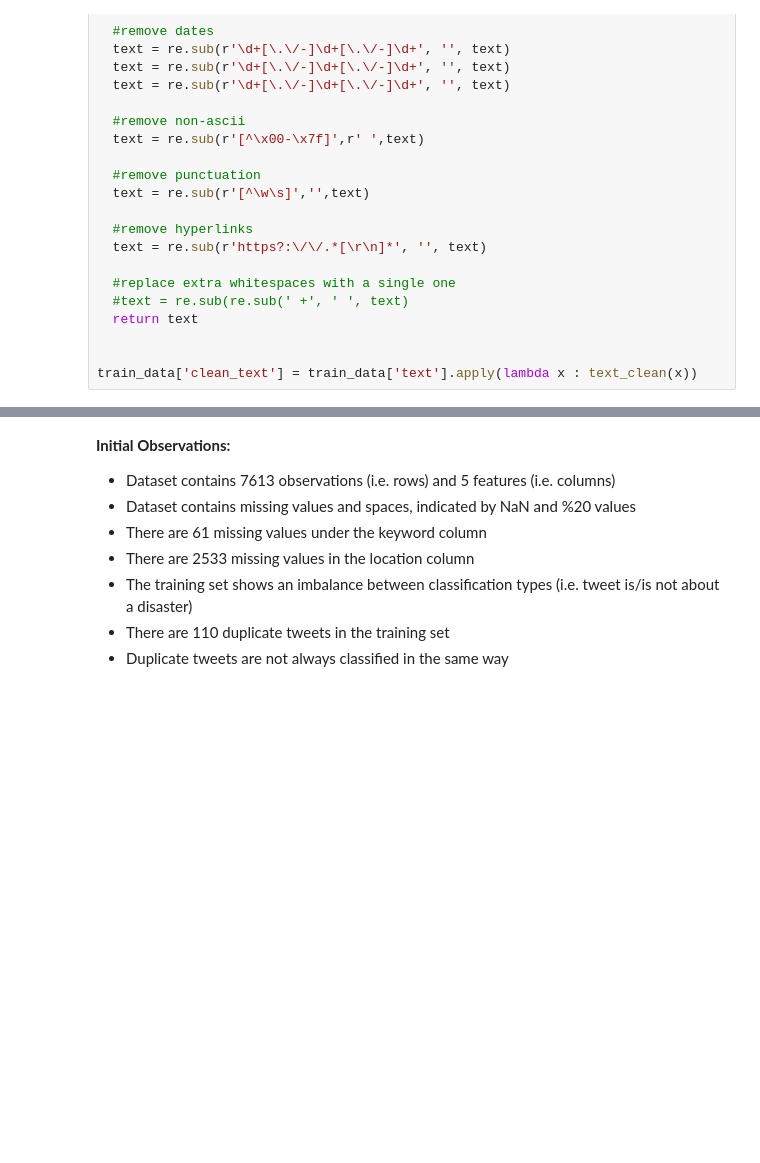
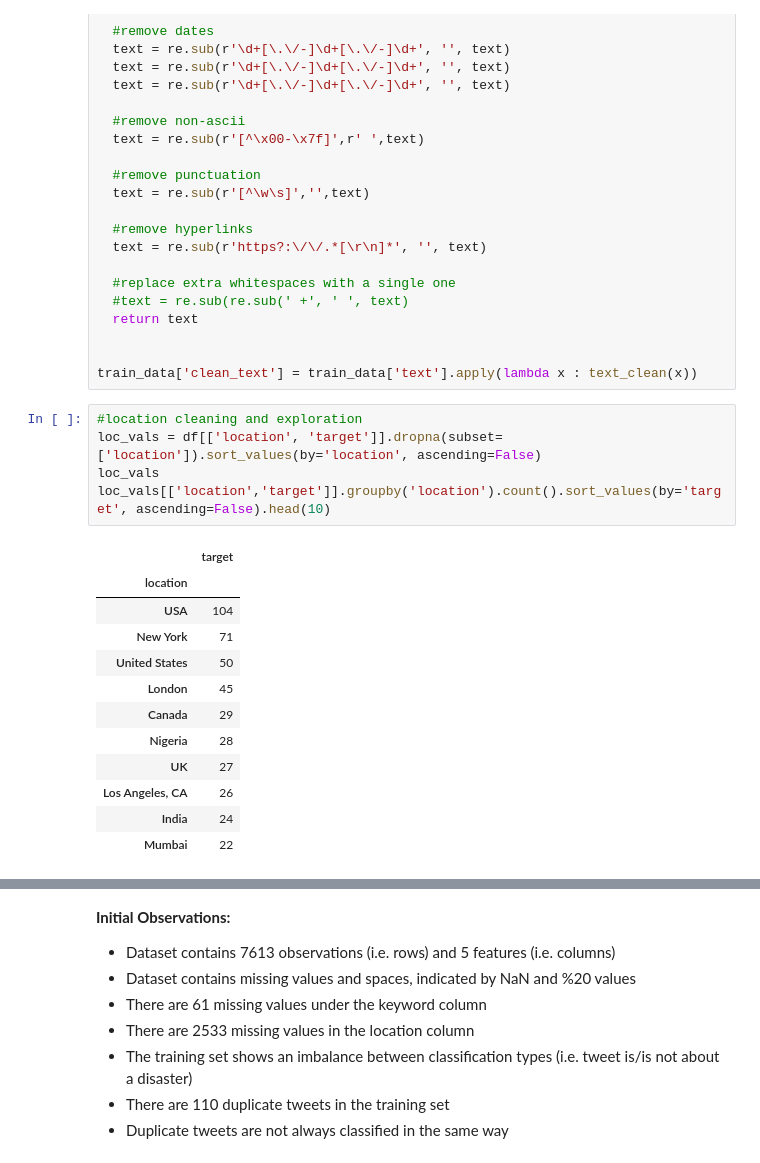
Before and after one commit to benon33/w207-final, a Jupyter notebook: EK_EDA.ipynb, the cells around one changed output, grey strips where cells are left out. Saved outputs shown, nothing was run; the diff lists cells and outputs as text; blank space fills up the shorter version.

```diff
--- a/EK_EDA.ipynb
+++ b/EK_EDA.ipynb
@@ -220,6 +209,24 @@ def text_clean(text):
 
 
 train_data['clean_text'] = train_data['text'].apply(lambda x : text_clean(x))
+# %%
+#location cleaning and exploration
+loc_vals = df[['location', 'target']].dropna(subset=['location']).sort_values(by='location', ascending=False)
+loc_vals
+loc_vals[['location','target']].groupby('location').count().sort_values(by='target', ascending=False).head(10)
+# %% [output]
+|  | target |
+| location |  |
+| USA | 104 |
+| New York | 71 |
+| United States | 50 |
+| London | 45 |
+| Canada | 29 |
+| Nigeria | 28 |
+| UK | 27 |
+| Los Angeles, CA | 26 |
+| India | 24 |
+| Mumbai | 22 |
 # %%
 #https://medium.com/swlh/extracting-location-data-from-twitter-54c837144038
 #https://colab.research.google.com/notebooks/snippets/importing_libraries.ipynb
```
Also changed, not shown: parts of 6 cells of this notebook.
